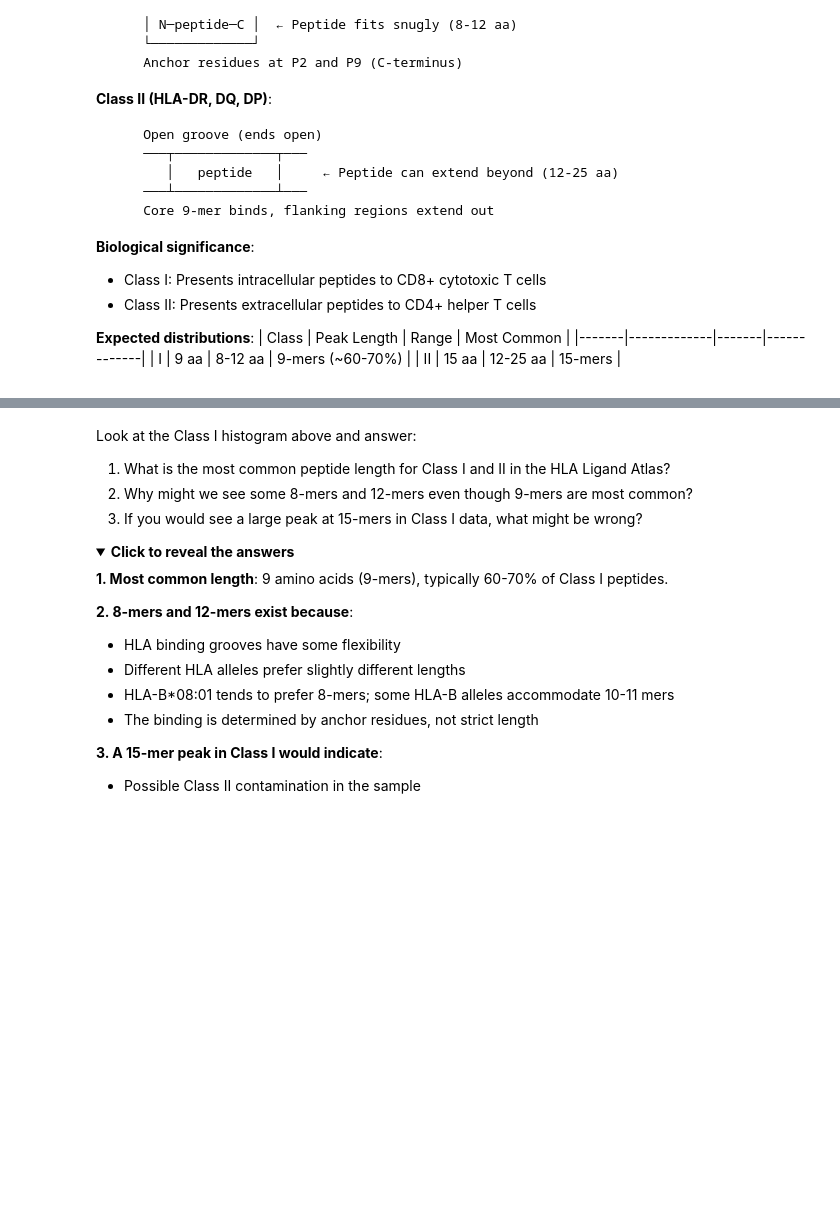
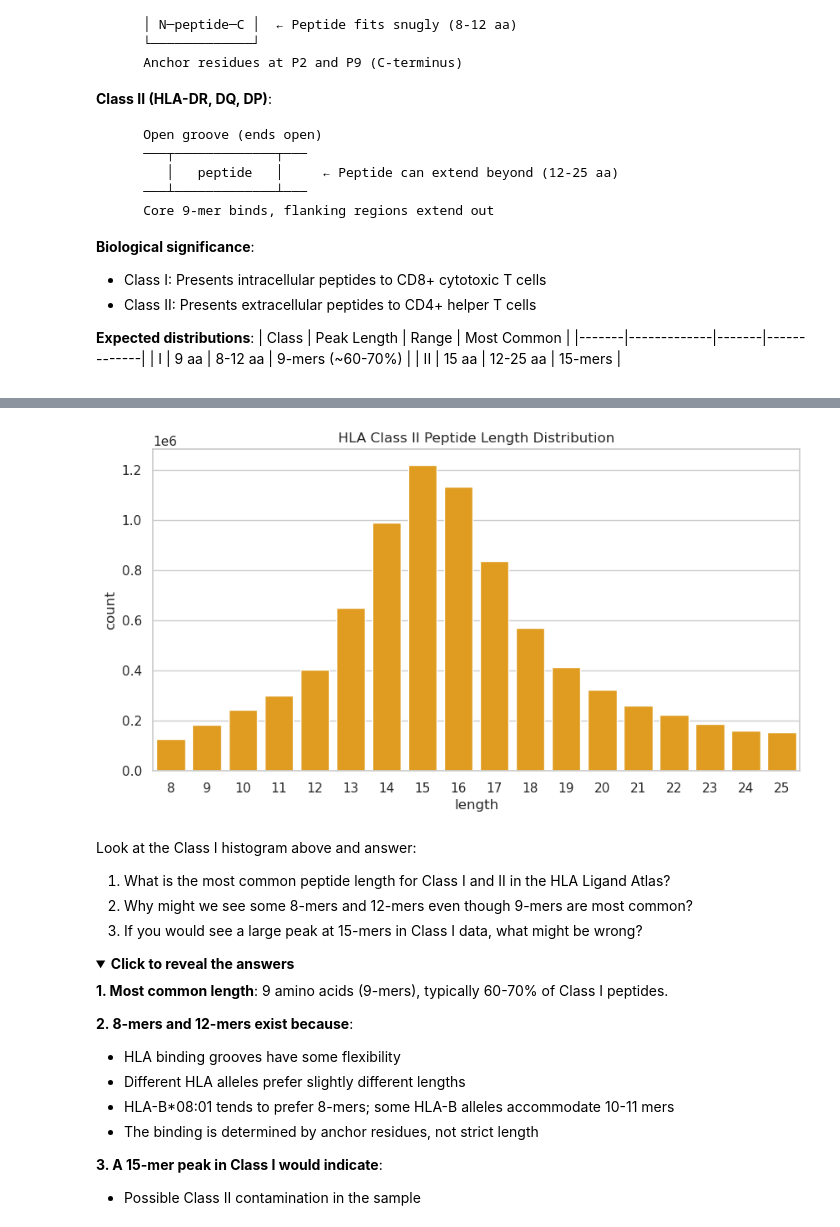
Before and after one commit to jonasscheid/eubic2026-immunopeptidomics-workshop, a Jupyter notebook: workshop-notebook.ipynb, the cells around one changed output, grey strips where cells are left out. Cells and saved outputs as stored; diff of their text form; code cells hidden in the pictures; folded sections open; blank space fills up the shorter version.

```diff
--- a/workshop-notebook.ipynb
+++ b/workshop-notebook.ipynb
@@ -343,3 +267,13 @@ The structural difference in the binding groove determines peptide length:
+# %%
+# Plot HLA class II peptide length distribution
+plt.figure(figsize=(10, 5))
+df_class2 = df_atlas[df_atlas['hla_class'] == 'HLA-II'].copy()
+df_class2['length'] = df_class2['peptide_sequence'].str.len()
+sns.countplot(data=df_class2, x='length', color='orange')
+plt.title('HLA Class II Peptide Length Distribution')
+plt.show()
+# %% [output]
+[figure, added]
 # %% [markdown]
 Look at the Class I histogram above and answer:
 
```
Also changed, not shown: parts of 34 cells of this notebook.
